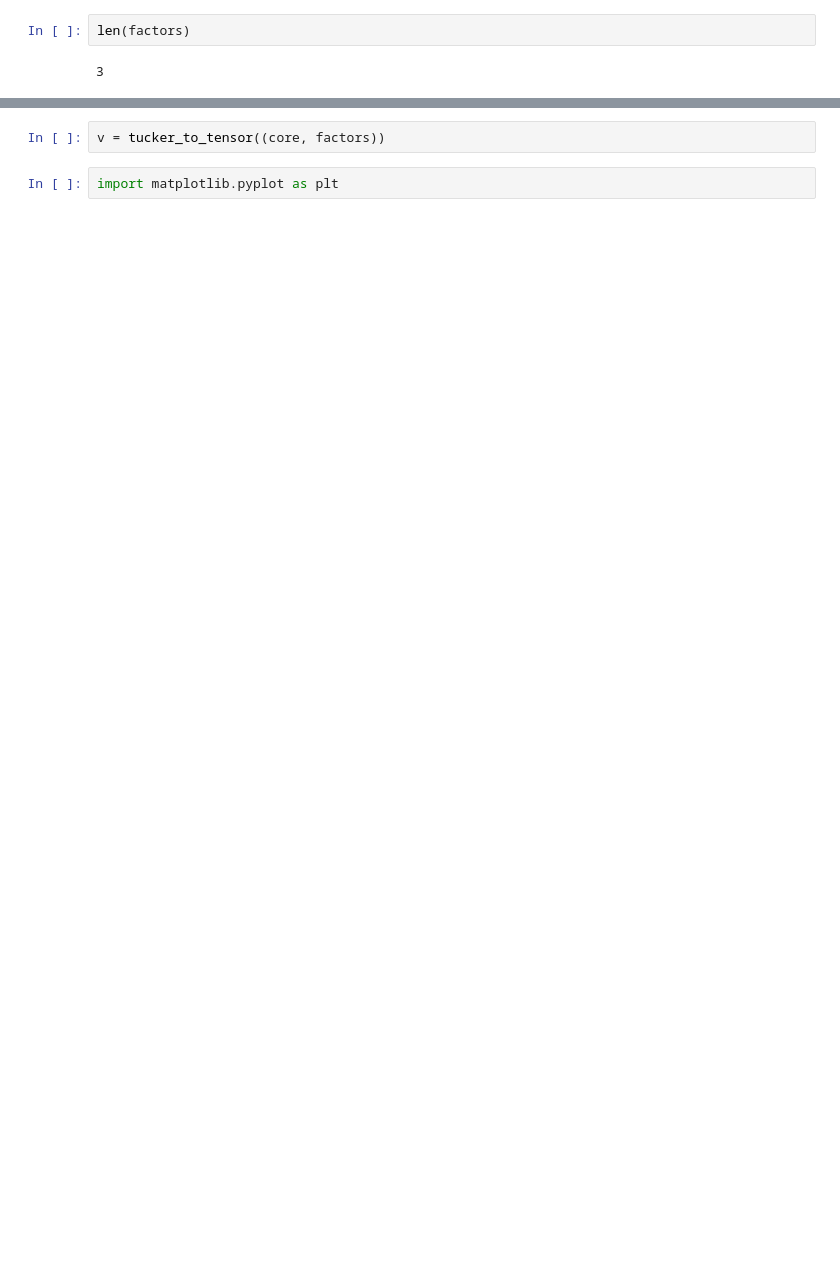
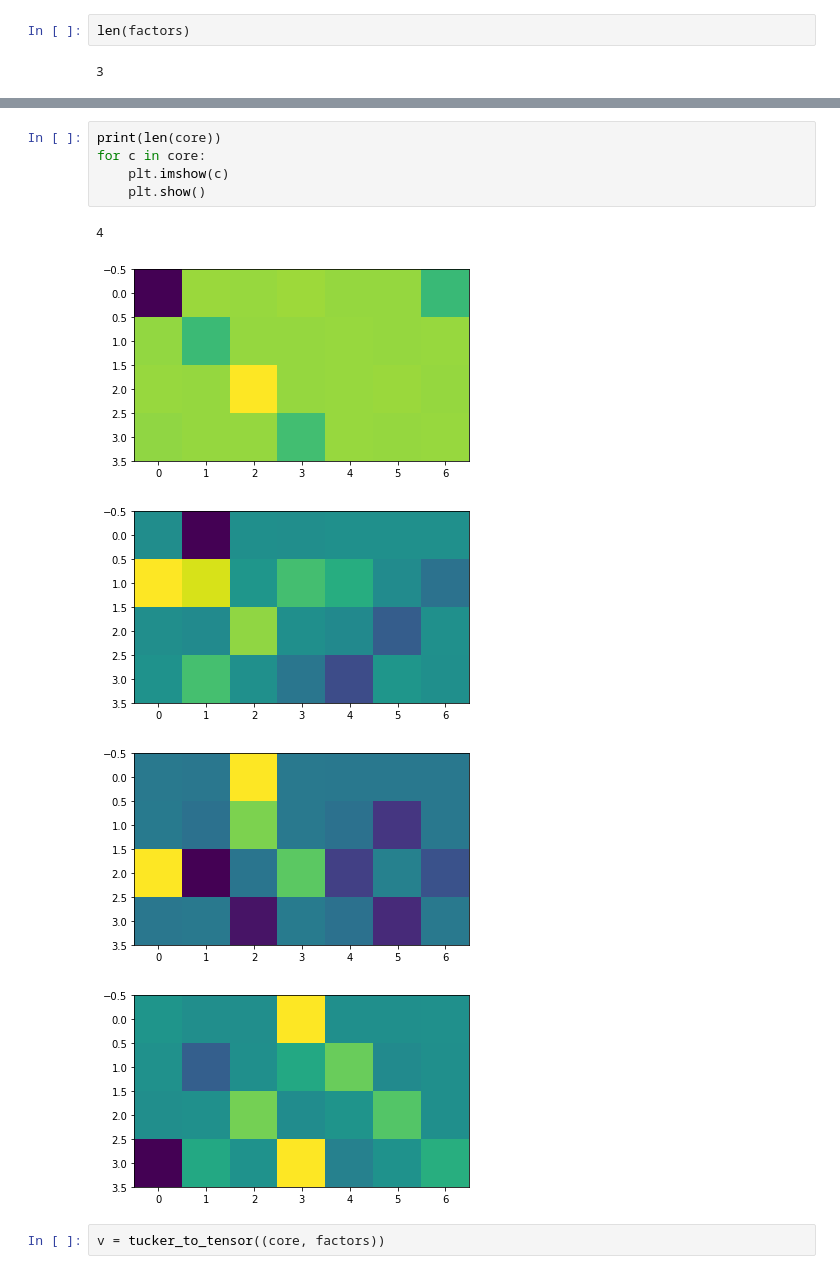
Before and after one commit to kyberszittya/dive_into_tp, a Jupyter notebook: dive_into_tp/tp_model/tensor_example.ipynb, the cells around one changed output, grey strips where cells are left out. Saved outputs shown, nothing was run; the diff lists cells and outputs as text; blank space fills up the shorter version.

```diff
--- a/dive_into_tp/tp_model/tensor_example.ipynb
+++ b/dive_into_tp/tp_model/tensor_example.ipynb
@@ -79,4 +85,13 @@ len(factors)
+# %%
+print(len(core))
+for c in core:
+    plt.imshow(c)
+    plt.show()
+# %% [output]
+4
+[figure, added]
+[figure, added]
+[figure, added]
+[figure, added]
 # %%
 v = tucker_to_tensor((core, factors))
-# %%
-import matplotlib.pyplot as plt
```
Also changed, not shown: parts of 10 cells of this notebook.
